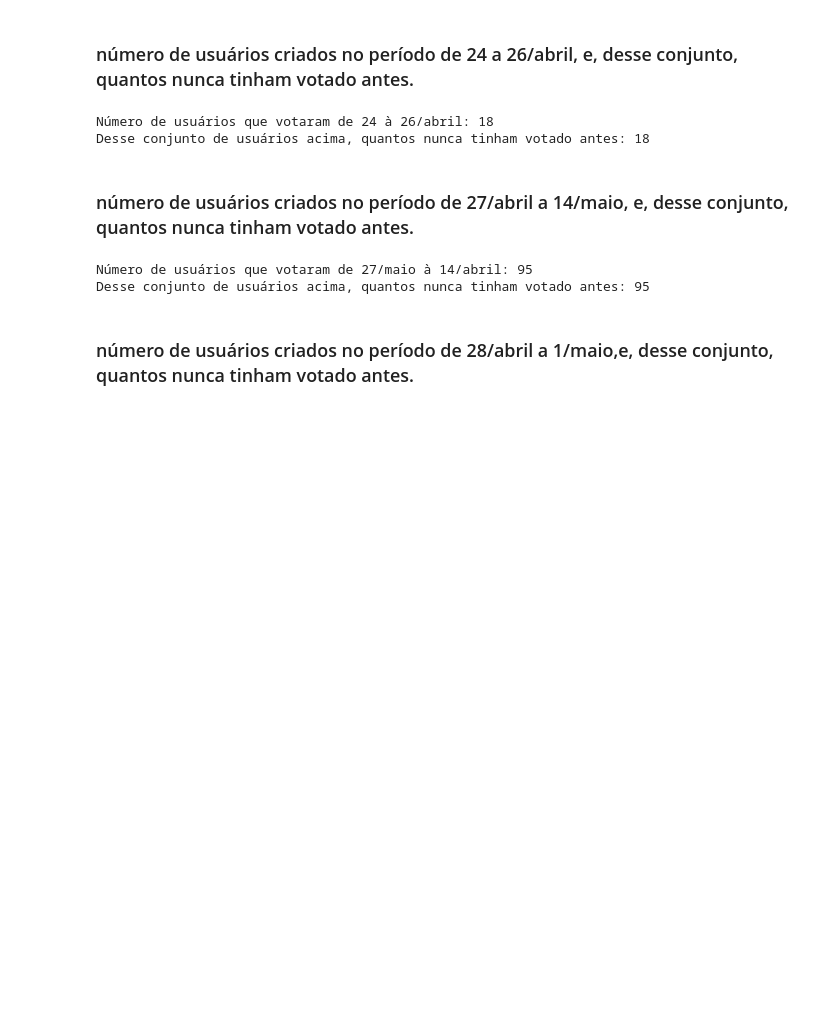
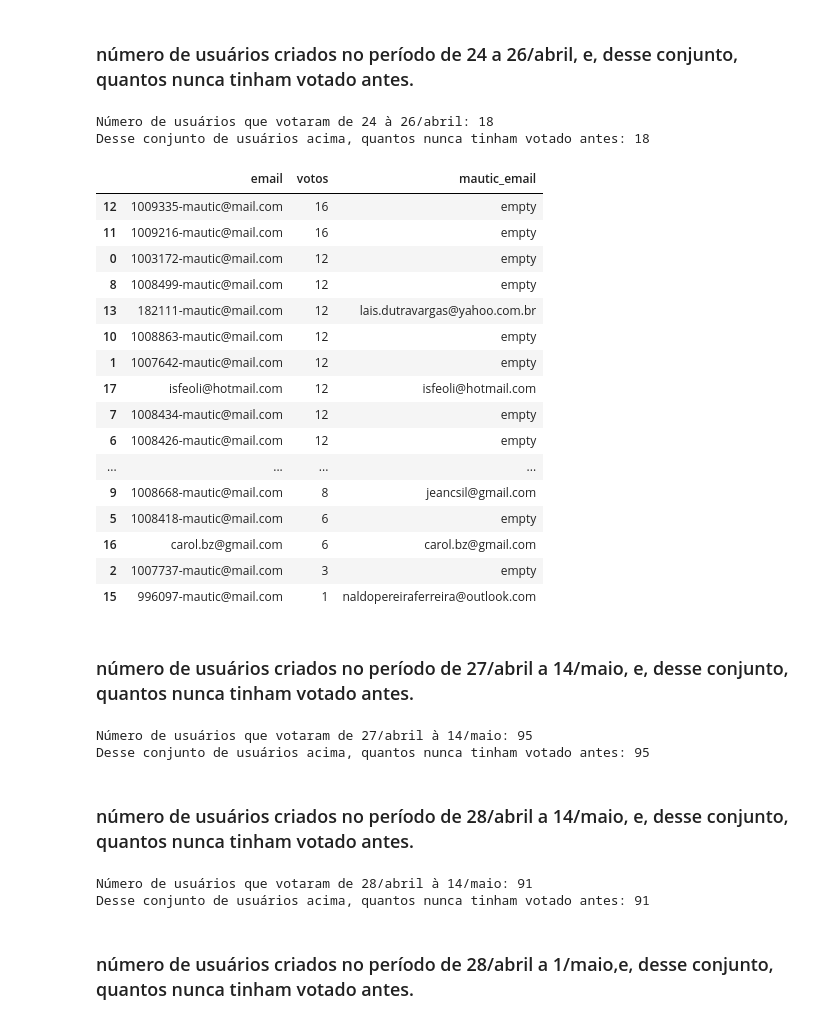
Before and after one commit to cidadedemocratica/airflow, a Jupyter notebook: src/ej/osf.ipynb, the cells around one changed output. Saved outputs shown, nothing was run; the diff lists cells and outputs as text; code cells hidden in the pictures; blank space fills up the shorter version.

```diff
--- a/src/ej/osf.ipynb
+++ b/src/ej/osf.ipynb
@@ -32,36 +77,51 @@ Desse conjunto de usuários acima, quantos nunca tinham votado antes: 22
 # %% [markdown]
 ### número de usuários criados no período de 24 a 26/abril, e, desse conjunto, quantos nunca tinham votado antes.
 # %%
-from dateutil.parser import *
-from dateutil.tz import *
-import datetime
+
 first_day = datetime.datetime(2020, 4, 24, tzinfo=tzlocal())
 last_day = datetime.datetime(2020, 4, 26,23, 59, 59, tzinfo=tzlocal())
-result1 = ej_only_df[ej_only_df['criado'].map(lambda x: parse(x) >= first_day and parse(x) <= last_day )]
 
-votes_before_first_day = ej_only_df[ej_only_df['criado'].map(lambda x: parse(x) < first_day )]
-result2 = len(result1['email'].value_counts()) - len(votes_before_first_day[votes_before_first_day['email'].map(lambda x: x in result1['email'])])
+df_24_26 = dataframe_between_dates(votes_df, first_day, last_day)
+df_before_24 = dataframe_between_dates(votes_df, first_day, None)
 
-print(f"Número de usuários que votaram de 24 à 26/abril: {len(result1['email'].value_counts())}")
-print(f"Desse conjunto de usuários acima, quantos nunca tinham votado antes: {result2}")
+votes_before_24 = len(df_24_26['email'].value_counts()) - len(df_before_24[df_before_24['email'].map(lambda x: x in df_24_26['email'])])
+
+print(f"Número de usuários que votaram de 24 à 26/abril: {len(df_24_26['email'].value_counts())}")
+print(f"Desse conjunto de usuários acima, quantos nunca tinham votado antes: {votes_before_24}")
+fill_df_with_mautic_email(df_24_26.groupby(['email']).count().reset_index(level=0)).sort_values(by='votos', ascending=False)
 # %% [output]
 Número de usuários que votaram de 24 à 26/abril: 18
 Desse conjunto de usuários acima, quantos nunca tinham votado antes: 18
+|  | email | votos | mautic_email |
+| 12 | 1009335-mautic@mail.com | 16 | empty |
+| 11 | 1009216-mautic@mail.com | 16 | empty |
+| 0 | 1003172-mautic@mail.com | 12 | empty |
+| 8 | 1008499-mautic@mail.com | 12 | empty |
+| 13 | 182111-mautic@mail.com | 12 | lais.dutravargas@yahoo.com.br |
+| 10 | 1008863-mautic@mail.com | 12 | empty |
+| 1 | 1007642-mautic@mail.com | 12 | empty |
+| 17 | isfeoli@hotmail.com | 12 | isfeoli@hotmail.com |
+| 7 | 1008434-mautic@mail.com | 12 | empty |
+| 6 | 1008426-mautic@mail.com | 12 | empty |
+| ... | ... | ... | ... |
+| 9 | 1008668-mautic@mail.com | 8 | jeancsil@gmail.com |
+| 5 | 1008418-mautic@mail.com | 6 | empty |
+| 16 | carol.bz@gmail.com | 6 | carol.bz@gmail.com |
+| 2 | 1007737-mautic@mail.com | 3 | empty |
+| 15 | 996097-mautic@mail.com | 1 | naldopereiraferreira@outlook.com |
 # %% [markdown]
 ### número de usuários criados no período de 27/abril a 14/maio, e, desse conjunto, quantos nunca tinham votado antes.
 # %%
-from dateutil.parser import *
-from dateutil.tz import *
-import datetime
 first_day = datetime.datetime(2020, 4, 27, tzinfo=tzlocal())
 last_day = datetime.datetime(2020, 5, 14, 23, 59, 59, tzinfo=tzlocal())
-result1 = ej_only_df[ej_only_df['criado'].map(lambda x: parse(x) >= first_day and parse(x) <= last_day )]
 
-votes_before_first_day = ej_only_df[ej_only_df['criado'].map(lambda x: parse(x) < first_day )]
-result2 = len(result1['email'].value_counts()) - len(votes_before_first_day[votes_before_first_day['email'].map(lambda x: x in result1['email'])])
+df_27_14 = dataframe_between_dates(votes_df, first_day, last_day)
+df_before_27 = dataframe_between_dates(votes_df, first_day, None)
 
-print(f"Número de usuários que votaram de 27/maio à 14/abril: {len(result1['email'].value_counts())}")
-print(f"Desse conjunto de usuários acima, quantos nunca tinham votado antes: {result2}")
+votes_before_27 = len(df_27_14['email'].value_counts()) - len(df_before_27[df_before_27['email'].map(lambda x: x in df_27_14['email'])])
+
+print(f"Número de usuários que votaram de 27/abril à 14/maio: {len(df_27_14['email'].value_counts())}")
+print(f"Desse conjunto de usuários acima, quantos nunca tinham votado antes: {votes_before_27}")
 # %% [output]
-Número de usuários que votaram de 27/maio à 14/abril: 95
+Número de usuários que votaram de 27/abril à 14/maio: 95
 Desse conjunto de usuários acima, quantos nunca tinham votado antes: 95
@@ -70,3 +128,19 @@ Desse conjunto de usuários acima, quantos nunca tinham votado antes: 95
+# %% [markdown]
+### número de usuários criados no período de 28/abril a 14/maio, e, desse conjunto, quantos nunca tinham votado antes.
+# %%
+first_day = datetime.datetime(2020, 4, 28, tzinfo=tzlocal())
+last_day = datetime.datetime(2020, 5, 14, 23, 59, 59, tzinfo=tzlocal())
+
+df_27_14 = dataframe_between_dates(votes_df, first_day, last_day)
+df_before_27 = dataframe_between_dates(votes_df, first_day, None)
+
+votes_before_27 = len(df_27_14['email'].value_counts()) - len(df_before_27[df_before_27['email'].map(lambda x: x in df_27_14['email'])])
+
+print(f"Número de usuários que votaram de 28/abril à 14/maio: {len(df_27_14['email'].value_counts())}")
+print(f"Desse conjunto de usuários acima, quantos nunca tinham votado antes: {votes_before_27}")
+# %% [output]
+Número de usuários que votaram de 28/abril à 14/maio: 91
+Desse conjunto de usuários acima, quantos nunca tinham votado antes: 91
 # %% [markdown]
 ### número de usuários criados no período de 28/abril a 1/maio,e, desse conjunto, quantos nunca tinham votado antes.
 # %%
```
Also changed, not shown: parts of 33 cells of this notebook, 4 other files.
